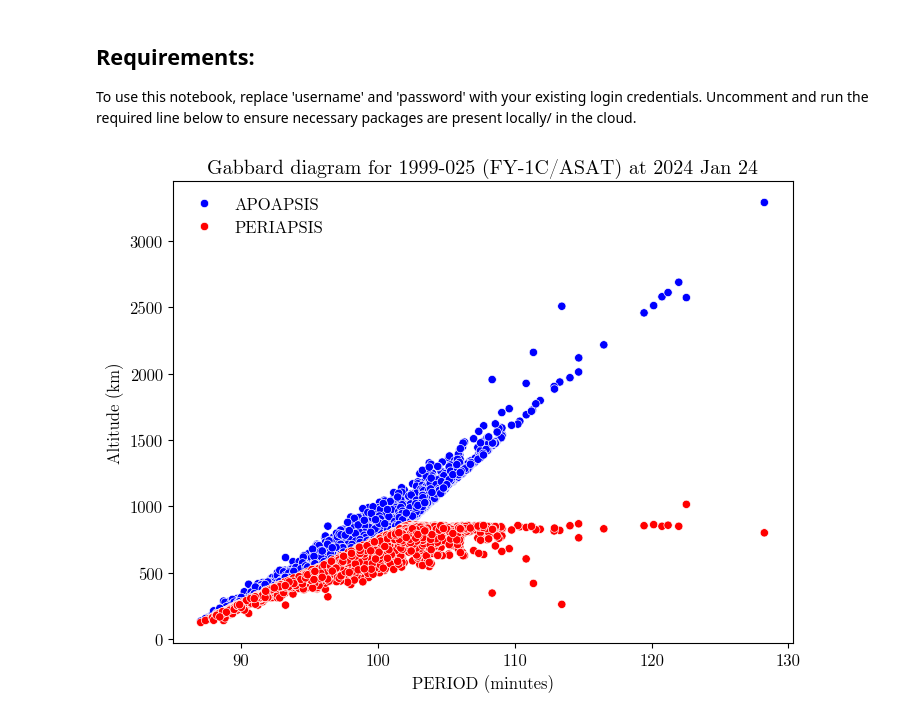
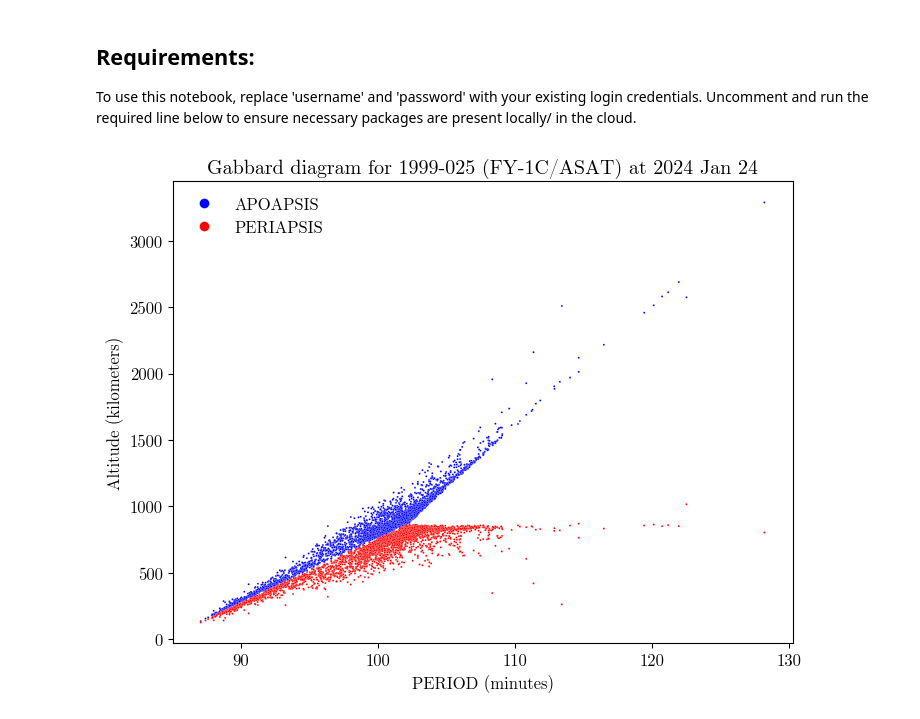
Before and after one commit to spaceprotocol-org/space-data, a Jupyter notebook: analysis/05_2024-01-24_debris.ipynb, the cells around one changed output. Cells and saved outputs as stored; diff of their text form; code cells hidden in the pictures.

```diff
--- a/analysis/05_2024-01-24_debris.ipynb
+++ b/analysis/05_2024-01-24_debris.ipynb
@@ -49,36 +49,36 @@ with requests.Session() as session:
     response1 = session.get(uriBase + requestQuery + objectDebris + predicate1 + orderBy)
     if response1.status_code != 200:
         raise HandleError('GET')
 
     data1 = response1.text
 
     dataFrame1 = pd.read_json(io.StringIO(data1))
 
     """
     Using any available fonts is permissible for the plots,
     but I chose CMU Serif for aesthetic reasons.
     For Ubuntu, you can install the font package fonts-cmu
     (using sudo apt install fonts-cmu), which contains the fonts.
     """
     # plt.rcParams['font.family'] = "CMU Serif"
     # plt.rcParams['font.size'] = 12
 
     plt.figure(figsize = (8, 6))
 
     sns.scatterplot(data = dataFrame1.melt(id_vars = 'PERIOD', value_vars = ['APOAPSIS', 'PERIAPSIS'],
-                                           var_name = 'Altitude', value_name = 'Value'), x = 'PERIOD',
-                                           y = 'Value', hue = 'Altitude',
+                                           var_name = 'Altitude', value_name = 'Value'),
+                                           x = 'PERIOD', y = 'Value', hue = 'Altitude',
+                                           size = 'Altitude', sizes = (2, 2),
                                            palette = {'APOAPSIS': 'blue', 'PERIAPSIS': 'red'})
 
     plt.xlabel("PERIOD (minutes)")
-    plt.ylabel("Altitude (km)")
-
+    plt.ylabel("Altitude (kilometers)")
     plt.title("Gabbard diagram for 1999-025 (FY-1C/ASAT) at 2024 Jan 24")
 
-    plt.legend(loc = 'upper left', frameon = False)
+    plt.legend(loc = "upper left", markerscale = 5, frameon = False)
 
     plt.show()
 
 session.close()
 # %% [output]
-[figure, old version]
+[figure, new version]
```
Also changed, not shown: 5 other files.
